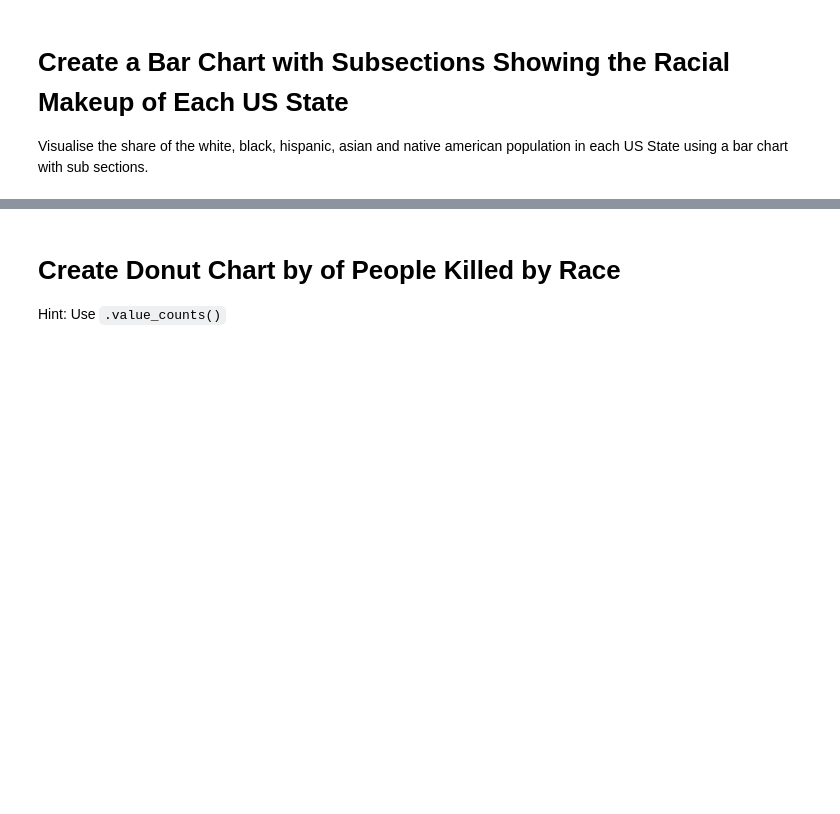
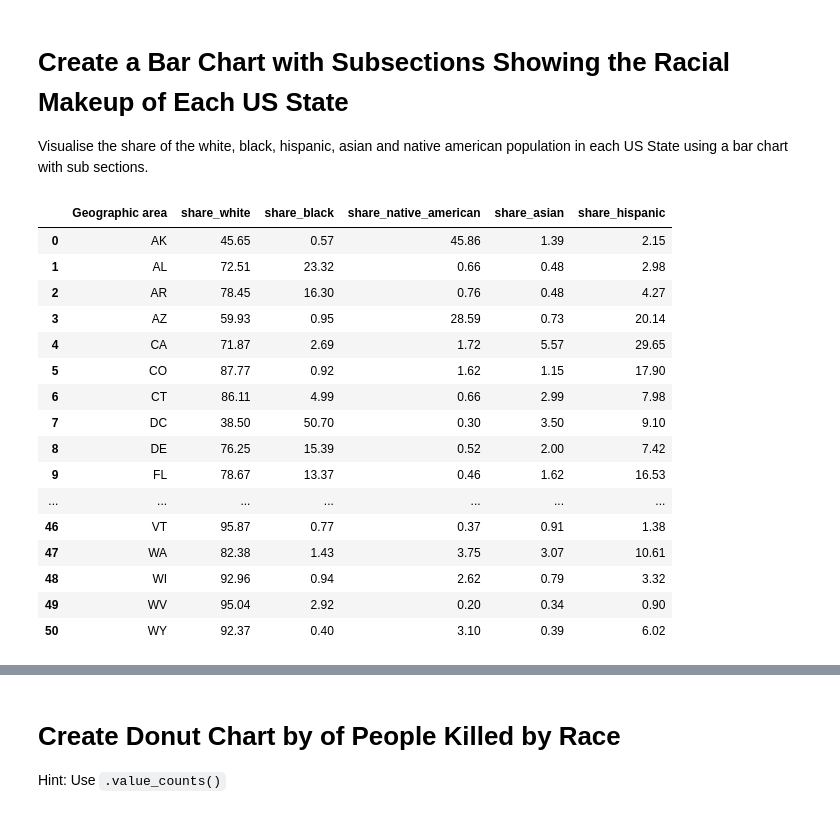
Before and after one commit to chgwyellow/Death-involving-Police-in-the-USA, a Jupyter notebook: Fatal_Force.ipynb, the cells around one changed output, grey strips where cells are left out. Drawn from its saved outputs; the diff is of its cells as text; code cells hidden in the pictures; blank space fills up the shorter version.

```diff
--- a/Fatal_Force.ipynb
+++ b/Fatal_Force.ipynb
@@ -285,3 +285,28 @@ Text(0, 0.5, 'High School Graduation Rate (%)')
 # Create a Bar Chart with Subsections Showing the Racial Makeup of Each US State
 
 Visualise the share of the white, black, hispanic, asian and native american population in each US State using a bar chart with sub sections.
+# %%
+# Transfer the share columns to numeric
+race_cols = ["share_white", "share_black", "share_native_american", "share_asian", "share_hispanic"]
+df_share_race_city[race_cols] = df_share_race_city[race_cols].apply(pd.to_numeric, errors="coerce")
+
+df_state_race = df_share_race_city.groupby("Geographic area")[race_cols].mean().reset_index()
+df_state_race
+# %% [output]
+|  | Geographic area | share_white | share_black | share_native_american | share_asian | share_hispanic |
+| 0 | AK | 45.65 | 0.57 | 45.86 | 1.39 | 2.15 |
+| 1 | AL | 72.51 | 23.32 | 0.66 | 0.48 | 2.98 |
+| 2 | AR | 78.45 | 16.30 | 0.76 | 0.48 | 4.27 |
+| 3 | AZ | 59.93 | 0.95 | 28.59 | 0.73 | 20.14 |
+| 4 | CA | 71.87 | 2.69 | 1.72 | 5.57 | 29.65 |
+| 5 | CO | 87.77 | 0.92 | 1.62 | 1.15 | 17.90 |
+| 6 | CT | 86.11 | 4.99 | 0.66 | 2.99 | 7.98 |
+| 7 | DC | 38.50 | 50.70 | 0.30 | 3.50 | 9.10 |
+| 8 | DE | 76.25 | 15.39 | 0.52 | 2.00 | 7.42 |
+| 9 | FL | 78.67 | 13.37 | 0.46 | 1.62 | 16.53 |
+| ... | ... | ... | ... | ... | ... | ... |
+| 46 | VT | 95.87 | 0.77 | 0.37 | 0.91 | 1.38 |
+| 47 | WA | 82.38 | 1.43 | 3.75 | 3.07 | 10.61 |
+| 48 | WI | 92.96 | 0.94 | 2.62 | 0.79 | 3.32 |
+| 49 | WV | 95.04 | 2.92 | 0.20 | 0.34 | 0.90 |
+| 50 | WY | 92.37 | 0.40 | 3.10 | 0.39 | 6.02 |
```
Also changed, not shown: parts of 2 cells of this notebook.
